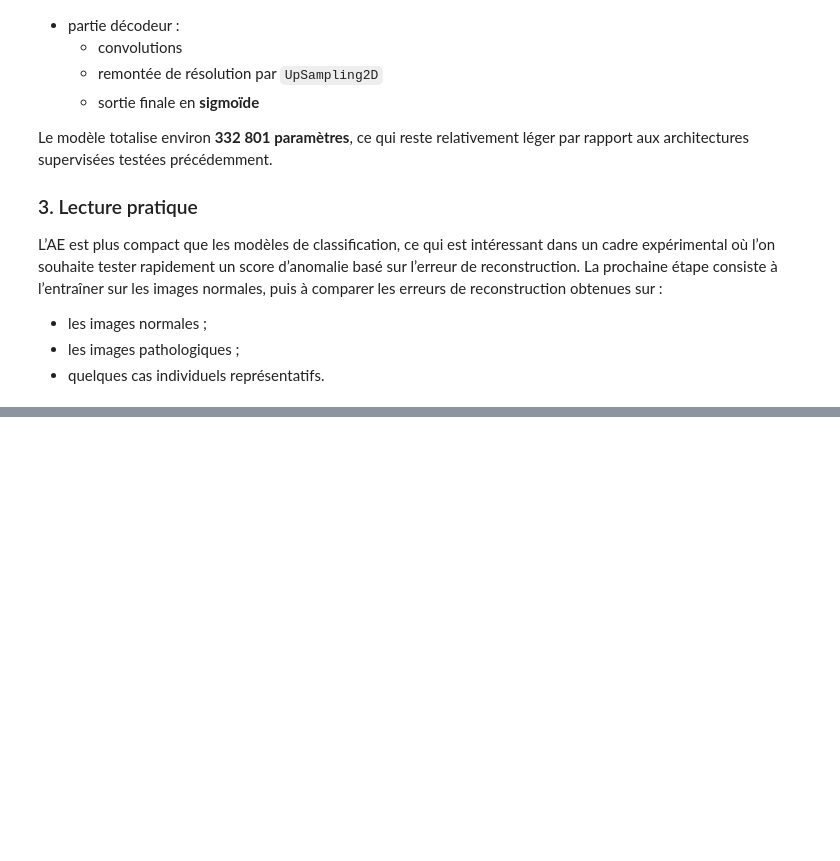
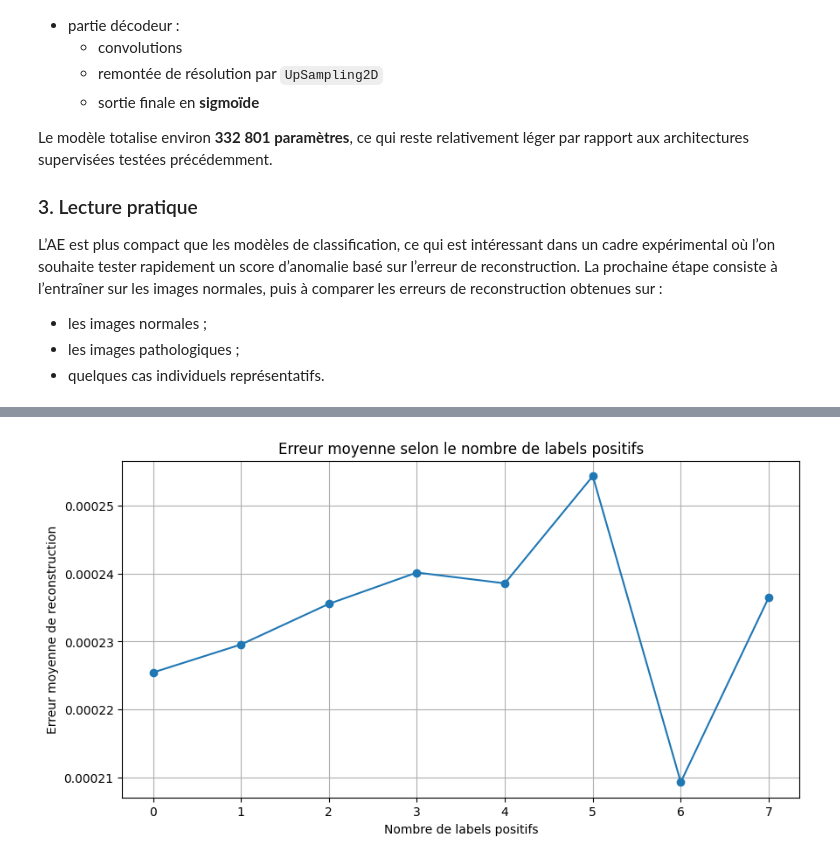
Before and after one commit to educ-abdoullah/ProjetML, a Jupyter notebook: Notebooks/detection_ae_vae.ipynb, the cells around one changed output, grey strips where cells are left out. Cells and saved outputs as stored; diff of their text form; code cells hidden in the pictures; blank space fills up the shorter version.

```diff
--- a/Notebooks/detection_ae_vae.ipynb
+++ b/Notebooks/detection_ae_vae.ipynb
@@ -320,0 +644,99 @@ Epoch 1/15
+# %%
+import numpy as np
+import pandas as pd
+import matplotlib.pyplot as plt
+
+# Tableau complet test
+df_ae_analysis = pd.DataFrame({
+    "index": np.arange(len(X_test)),
+    "reconstruction_error": test_recon_error,
+    "is_anomaly": (y_test.sum(axis=1) > 0).astype(int),
+    "num_positive_labels": y_test.sum(axis=1).astype(int)
+})
+
+# Erreur selon le nombre de labels positifs
+error_by_label_count = (
+    df_ae_analysis
+    .groupby("num_positive_labels")["reconstruction_error"]
+    .agg(["count", "mean", "median", "std"])
+    .reset_index()
+)
+
+print("=== Erreur selon le nombre de labels positifs ===")
+print(error_by_label_count.to_string(index=False))
+
+plt.figure(figsize=(10, 5))
+plt.plot(error_by_label_count["num_positive_labels"], error_by_label_count["mean"], marker="o")
+plt.title("Erreur moyenne selon le nombre de labels positifs")
+plt.xlabel("Nombre de labels positifs")
+plt.ylabel("Erreur moyenne de reconstruction")
+plt.grid(True)
+plt.show()
+
+# Erreur moyenne par pathologie
+per_label_rows = []
+
+for i, label in enumerate(label_names):
+    mask = y_test[:, i] == 1
+    if mask.sum() > 0:
+        per_label_rows.append({
+            "label": label,
+            "count": int(mask.sum()),
+            "mean_reconstruction_error": test_recon_error[mask].mean(),
+            "median_reconstruction_error": np.median(test_recon_error[mask]),
+            "std_reconstruction_error": test_recon_error[mask].std()
+        })
+
+df_error_by_label = pd.DataFrame(per_label_rows).sort_values(
+    "mean_reconstruction_error", ascending=False
+)
+
+print("\n=== Erreur moyenne par pathologie ===")
+print(df_error_by_label.to_string(index=False))
+
+plt.figure(figsize=(12, 6))
+plt.bar(df_error_by_label["label"], df_error_by_label["mean_reconstruction_error"])
+plt.xticks(rotation=45, ha="right")
+plt.title("Erreur moyenne de reconstruction par pathologie")
+plt.xlabel("Pathologie")
+plt.ylabel("Erreur moyenne")
+plt.tight_layout()
+plt.show()
+
+# Top cas atypiques avec labels
+top_atypical_idx = np.argsort(test_recon_error)[-12:][::-1]
+
+top_atypical_rows = []
+for idx in top_atypical_idx:
+    positive_labels = [label_names[j] for j, v in enumerate(y_test[idx]) if v == 1]
+    top_atypical_rows.append({
+        "index": int(idx),
+        "reconstruction_error": float(test_recon_error[idx]),
+        "is_anomaly": int((y_test[idx].sum() > 0)),
+        "num_positive_labels": int(y_test[idx].sum()),
+        "labels": ", ".join(positive_labels) if positive_labels else "aucun label positif"
+    })
+
+df_top_atypical = pd.DataFrame(top_atypical_rows)
+
+print("\n=== Top 12 des cas les plus atypiques ===")
+print(df_top_atypical.to_string(index=False))
+
+# Visualisation des 6 cas les plus atypiques
+top6_idx = top_atypical_idx[:6]
+
+fig, axes = plt.subplots(len(top6_idx), 2, figsize=(7, 3 * len(top6_idx)))
+fig.suptitle("Cas les plus atypiques selon l'erreur de reconstruction", fontsize=14)
+
+for row, idx in enumerate(top6_idx):
+    axes[row, 0].imshow(X_test[idx].squeeze(), cmap="gray")
+    axes[row, 0].set_title(f"Originale idx={idx}")
+    axes[row, 0].axis("off")
+
+    axes[row, 1].imshow(X_test_pred[idx].squeeze(), cmap="gray")
+    axes[row, 1].set_title(f"Reconstruite err={test_recon_error[idx]:.6f}")
+    axes[row, 1].axis("off")
+
+plt.tight_layout()
+plt.show()
+# %% [output]
@@ -320,0 +753 @@ Epoch 1/15
+[figure, added]
```
Also changed, not shown: parts of 6 cells of this notebook.
